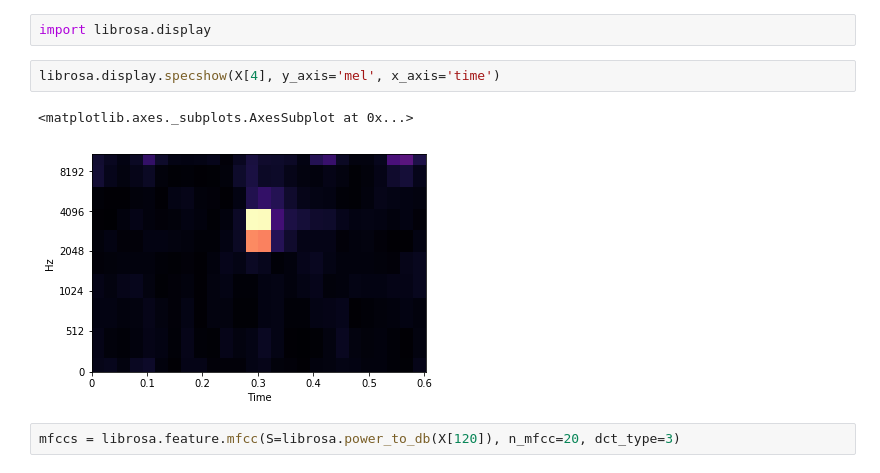
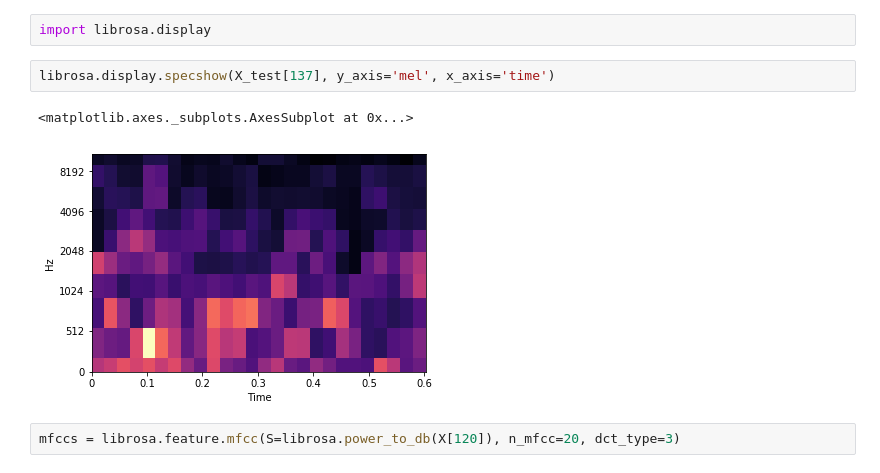
Before and after one commit to M1F1/nn2019, a Jupyter notebook: 2_kaggle_birds_sounds/data/helpers.ipynb, the cells around one changed output. Cells and saved outputs as stored; diff of their text form.

```diff
--- a/2_kaggle_birds_sounds/data/helpers.ipynb
+++ b/2_kaggle_birds_sounds/data/helpers.ipynb
@@ -335,10 +462,10 @@ X.shape
 # %%
 import librosa.display
 # %%
-librosa.display.specshow(X[4], y_axis='mel', x_axis='time')
+librosa.display.specshow(X_test[137], y_axis='mel', x_axis='time')
 # %% [output]
 <matplotlib.axes._subplots.AxesSubplot at 0x...>
-[figure, old version]
+[figure, new version]
 # %%
 mfccs = librosa.feature.mfcc(S=librosa.power_to_db(X[120]), n_mfcc=20, dct_type=3)
 # %%
```
Also changed, not shown: parts of 23 cells of this notebook.
